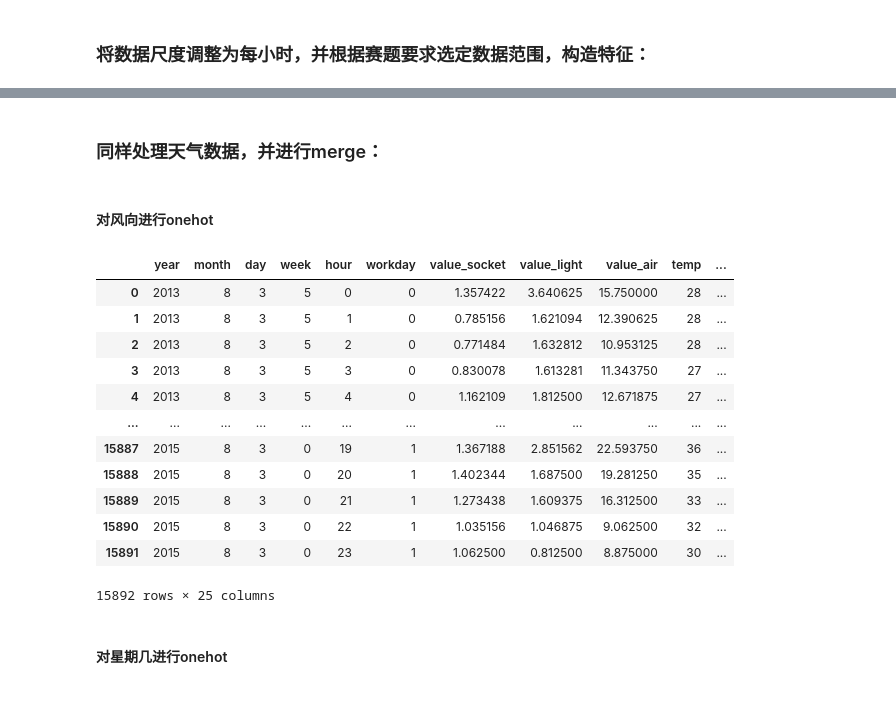
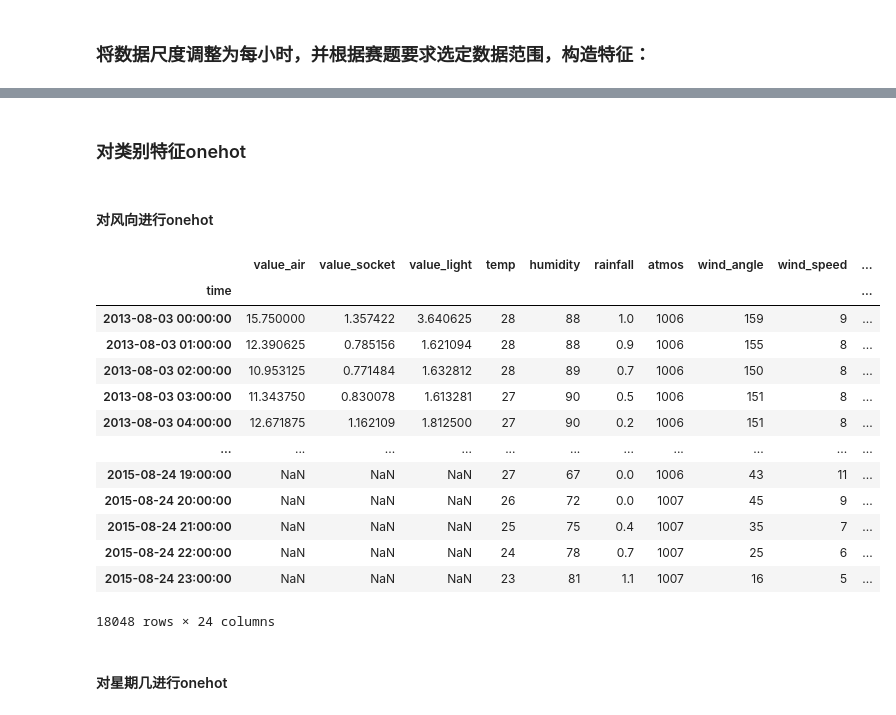
Before and after one commit to ZongXR/Smart-Building-Energy-Consumption-Prediction, a Jupyter notebook: notebooks/LightGBM.ipynb, the cells around one changed output, grey strips where cells are left out. Saved outputs shown, nothing was run; the diff lists cells and outputs as text; code cells hidden in the pictures.

```diff
--- a/notebooks/LightGBM.ipynb
+++ b/notebooks/LightGBM.ipynb
@@ -120,0 +120,3 @@ data
+# %%
+data = data.resample("1H").sum()
+data
@@ -120,0 +140,3 @@ data
+# %%
+data = pd.merge(data, wh, how="right", left_index=True, right_index=True)
+data
@@ -145,0 +160,18 @@ data
+# %%
+data['workday'] = list(map(lambda x: int(is_workday(x)), data.index.to_list()))
+data['hour'] = list(map(lambda x: x.hour, data.index.to_list()))
+data['week'] = list(map(lambda x: x.weekday(), data.index.to_list()))
+data['day'] = list(map(lambda x: x.day, data.index.to_list()))
+data['month'] = list(map(lambda x: x.month, data.index.to_list()))
+data['year'] = list(map(lambda x: x.year, data.index.to_list()))
+data = data.rename(columns={
+    "温度(C°)":"temp",
+    "湿度(%)":"humidity",
+    "降雨量(mm)":"rainfall",
+    "大气压(hPa)":"atmos",
+    "风向":"wind_direction",
+    "风向角度(°)":"wind_angle",
+    "风速(KM/H)":"wind_speed",
+    "云量(%)":"cloud"
+})
+data
@@ -146,43 +193,27 @@ data
 # %% [markdown]
-<h3>同样处理天气数据，并进行merge：</h3>
+<h3>对类别特征onehot</h3>
-# %%
-wh['hour'] = wh['time'].dt.hour
-wh['week'] = wh['time'].dt.weekday
-wh['day'] = wh['time'].dt.day
-wh['month'] = wh['time'].dt.month
-wh['year'] = wh['time'].dt.year
-data = pd.merge(data,wh,on=['hour','week','day','month','year'], how="inner")
-data = data.rename(columns={
-    "温度(C°)":"temp",
-    "湿度(%)":"humidity",
-    "降雨量(mm)":"rainfall",
-    "大气压(hPa)":"atmos",
-    "风向":"wind_direction",
-    "风向角度(°)":"wind_angle",
-    "风速(KM/H)":"wind_speed",
-    "云量(%)":"cloud"
-})
 # %% [markdown]
 <h4>对风向进行onehot</h4>
 # %%
 onehot_wind = OneHotEncoder(sparse=False)
 onehot_wind.fit(data[["wind_direction"]])
-data = pd.concat([data, DataFrame(onehot_wind.transform(data[["wind_direction"]]), columns=onehot_wind.categories_[0]).astype(int)], axis=1)
+data = pd.concat([data, DataFrame(onehot_wind.transform(data[["wind_direction"]]), columns=onehot_wind.categories_[0], index=data.index).astype(int)], axis=1)
 data = data.drop(columns=["wind_direction"])
 data
 # %% [output]
-|  | year | month | day | week | hour | workday | value_socket | value_light | value_air | temp | ... |
-| 0 | 2013 | 8 | 3 | 5 | 0 | 0 | 1.357422 | 3.640625 | 15.750000 | 28 | ... |
-| 1 | 2013 | 8 | 3 | 5 | 1 | 0 | 0.785156 | 1.621094 | 12.390625 | 28 | ... |
-| 2 | 2013 | 8 | 3 | 5 | 2 | 0 | 0.771484 | 1.632812 | 10.953125 | 28 | ... |
-| 3 | 2013 | 8 | 3 | 5 | 3 | 0 | 0.830078 | 1.613281 | 11.343750 | 27 | ... |
-| 4 | 2013 | 8 | 3 | 5 | 4 | 0 | 1.162109 | 1.812500 | 12.671875 | 27 | ... |
-| ... | ... | ... | ... | ... | ... | ... | ... | ... | ... | ... | ... |
-| 15887 | 2015 | 8 | 3 | 0 | 19 | 1 | 1.367188 | 2.851562 | 22.593750 | 36 | ... |
-| 15888 | 2015 | 8 | 3 | 0 | 20 | 1 | 1.402344 | 1.687500 | 19.281250 | 35 | ... |
-| 15889 | 2015 | 8 | 3 | 0 | 21 | 1 | 1.273438 | 1.609375 | 16.312500 | 33 | ... |
-| 15890 | 2015 | 8 | 3 | 0 | 22 | 1 | 1.035156 | 1.046875 | 9.062500 | 32 | ... |
-| 15891 | 2015 | 8 | 3 | 0 | 23 | 1 | 1.062500 | 0.812500 | 8.875000 | 30 | ... |
+|  | value_air | value_socket | value_light | temp | humidity | rainfall | atmos | wind_angle | wind_speed | ... |
+| time |  |  |  |  |  |  |  |  |  | ... |
+| 2013-08-03 00:00:00 | 15.750000 | 1.357422 | 3.640625 | 28 | 88 | 1.0 | 1006 | 159 | 9 | ... |
+| 2013-08-03 01:00:00 | 12.390625 | 0.785156 | 1.621094 | 28 | 88 | 0.9 | 1006 | 155 | 8 | ... |
+| 2013-08-03 02:00:00 | 10.953125 | 0.771484 | 1.632812 | 28 | 89 | 0.7 | 1006 | 150 | 8 | ... |
+| 2013-08-03 03:00:00 | 11.343750 | 0.830078 | 1.613281 | 27 | 90 | 0.5 | 1006 | 151 | 8 | ... |
+| 2013-08-03 04:00:00 | 12.671875 | 1.162109 | 1.812500 | 27 | 90 | 0.2 | 1006 | 151 | 8 | ... |
+| ... | ... | ... | ... | ... | ... | ... | ... | ... | ... | ... |
+| 2015-08-24 19:00:00 | NaN | NaN | NaN | 27 | 67 | 0.0 | 1006 | 43 | 11 | ... |
+| 2015-08-24 20:00:00 | NaN | NaN | NaN | 26 | 72 | 0.0 | 1007 | 45 | 9 | ... |
+| 2015-08-24 21:00:00 | NaN | NaN | NaN | 25 | 75 | 0.4 | 1007 | 35 | 7 | ... |
+| 2015-08-24 22:00:00 | NaN | NaN | NaN | 24 | 78 | 0.7 | 1007 | 25 | 6 | ... |
+| 2015-08-24 23:00:00 | NaN | NaN | NaN | 23 | 81 | 1.1 | 1007 | 16 | 5 | ... |
-15892 rows × 25 columns
+18048 rows × 24 columns
 # %% [markdown]
 <h4>对星期几进行onehot</h4>
```
Also changed, not shown: parts of 54 cells of this notebook, 2 other files.
